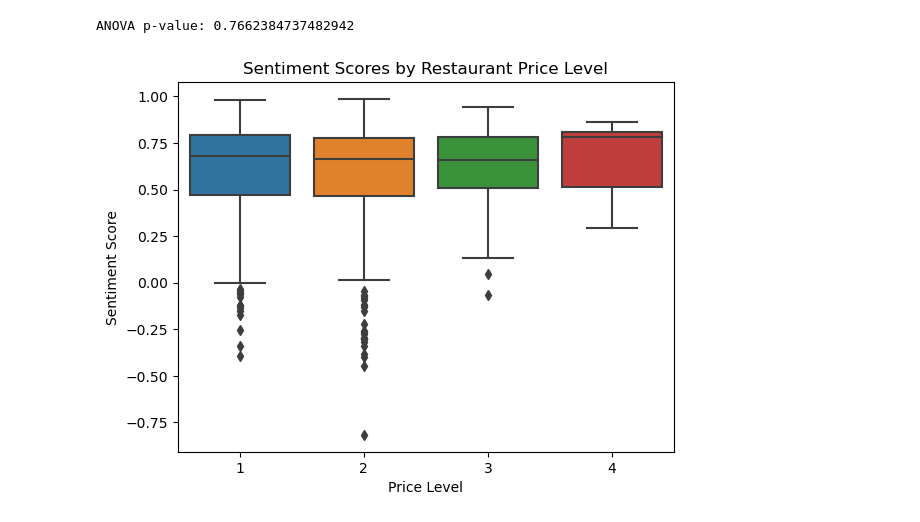
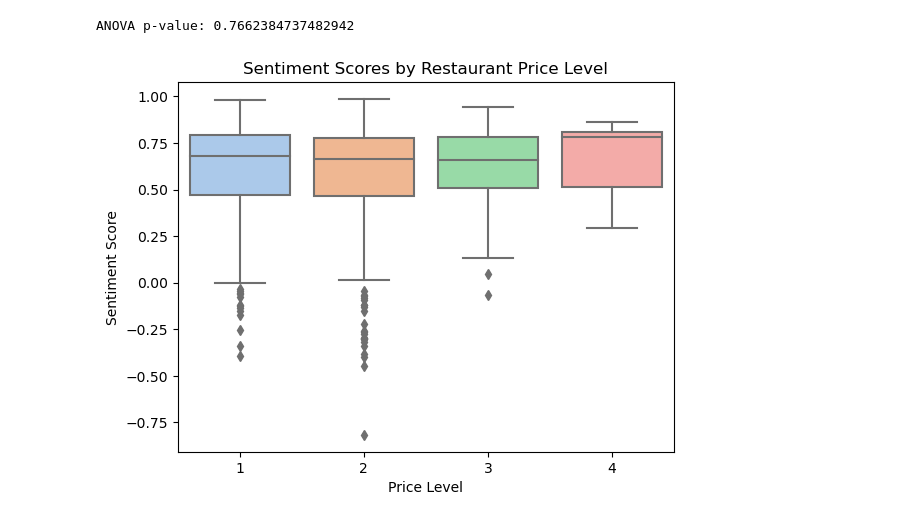
Before and after one commit to avesselinov/Project1, a Jupyter notebook: SCRIPTS/Project_1_Analysis_Plan.ipynb, the cells around one changed output. Saved outputs shown, nothing was run; the diff lists cells and outputs as text; code cells hidden in the pictures.

Commit message:
add sentiment outputs and updated script

```diff
--- a/SCRIPTS/Project_1_Analysis_Plan.ipynb
+++ b/SCRIPTS/Project_1_Analysis_Plan.ipynb
@@ -166,6 +166,10 @@ restaurant_df = pd.read_csv('philly_restaurants.csv',low_memory=False)
 # %%
 # Merge restaurant data with review sentiment data
 df = restaurant_df.merge(grouped, how='outer', on='business_id')
+# %%
+# Export mean sentiment score dataset
+df.drop(columns=['Unnamed: 0'], inplace=True)
+df.to_csv("restaurant_sentiment_scores.csv", index=False)
 # %%
 # Perform ANOVA test
 price_groups = [df[df['price_level'] == p]['sentiment_score'].dropna() for p in df['price_level'].unique()]
@@ -175,10 +179,10 @@ print(f"ANOVA p-value: {anova_result.pvalue}")
 ANOVA p-value: 0.7662384737482942
 # %%
 # Visualization
-sns.boxplot(x='price_level', y='sentiment_score', data=df)
+sns.boxplot(x='price_level', y='sentiment_score', data=df, palette='pastel')
 plt.title('Sentiment Scores by Restaurant Price Level')
 plt.xlabel('Price Level')
 plt.ylabel('Sentiment Score')
 plt.show()
 # %% [output]
-[figure, old version]
+[figure, new version]
```
Also changed, not shown: parts of 2 cells of this notebook, 2 other files.
